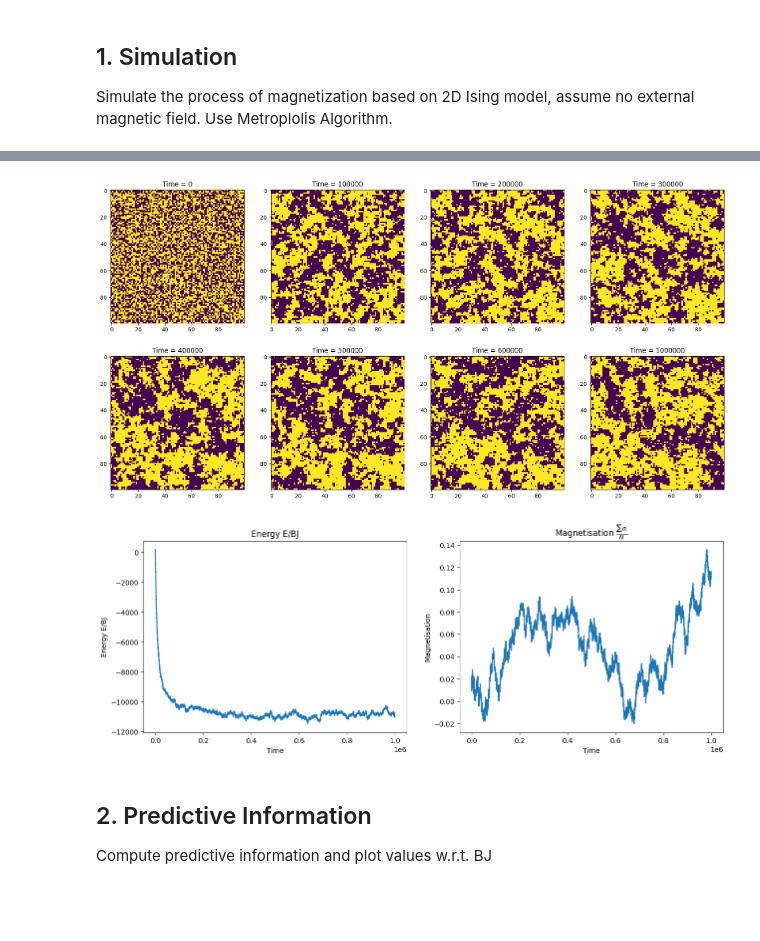
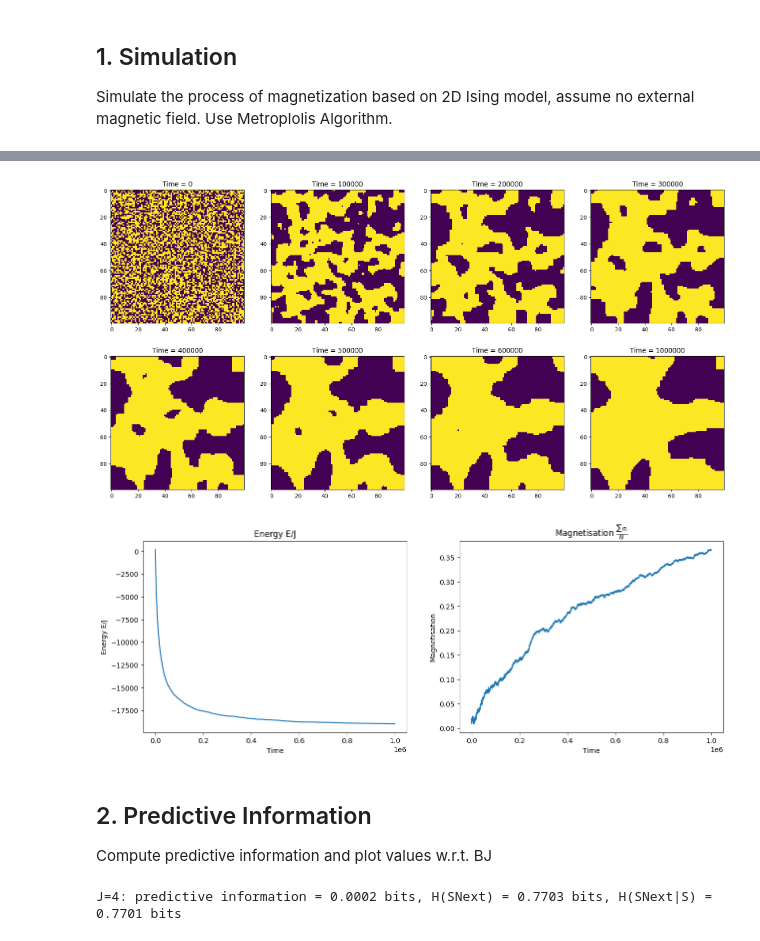
Before and after one commit to qianyangchen/IsingModel2D, a Jupyter notebook: Ising2D.ipynb, the cells around one changed output, grey strips where cells are left out. Cells and saved outputs as stored; diff of their text form; code cells hidden in the pictures; blank space fills up the shorter version.

Commit message:
Updated energy to mu and added PI
Correction: change -sum(sig_i*sig_j) to mu to distinguish from energy, which differs by a factor of J.
New: computation of PI

```diff
--- a/Ising2D.ipynb
+++ b/Ising2D.ipynb
@@ -55,5 +53,5 @@ plt.title(f'Initial configuration with N = {N}');
 # %%
-def get_energy(lattice):
+def get_mu(lattice):
     # applies the nearest neighbours summation, assumes J=1
     kern = generate_binary_structure(2, 1)
     kern[1][1] = False
@@ -160,25 +161,25 @@ def simulation(N, time, BJ, bias=0.5, seed=0):
 # %%
 N = 100
 time = 1000000
-BJ = 0.4
-senses, actions, sensesNext, energies, magnetisations = simulation(N, time, BJ, bias=0.5, seed=0)
+J = 4
+senses, actions, sensesNext, mus, magnetisations = simulation(N, time, J, bias=0.5, seed=0)
 # %% [output]
-[figure, old version]
+[figure, new version]
 # %%
 # plot energy and magnetisation
 fig, axes = plt.subplots(nrows=1, ncols=2, figsize=(15, 5))
 ax = axes[0]
-ax.plot(range(time), energies);
-ax.set_title('Energy E/BJ');
+ax.plot(range(time), mus);
+ax.set_title('Energy E/J');
 ax.set_xlabel('Time');
-ax.set_ylabel('Energy E/BJ');
+ax.set_ylabel('Energy E/J');
 ax = axes[1]
 ax.plot(range(time), magnetisations);
 ax.set_title(r'Magnetisation $\frac{\sum{\sigma_i}}{N}$');
 ax.set_xlabel('Time');
 ax.set_ylabel('Magnetisation');
 # %% [output]
-[figure, old version]
+[figure, new version]
 # %% [markdown]
 ## 2. Predictive Information
 Compute predictive information and plot values w.r.t. BJ
@@ -184,0 +239,11 @@ Compute predictive information and plot values w.r.t. BJ
+# %%
+offset = 4 # convert range [-4,4] to [0,8] for mi computation
+base = 2*offset+1
+S = senses[-100000:] + offset # take only the last 100k observations
+SNext = sensesNext[-100000:] + offset
+pi = mutual_information(S, SNext, base, base)
+etp = entropy(SNext, base)
+condEtp = conditional_entropy(SNext, S, base, base)
+print(f'J={J}: predictive information = {pi:.4f} bits, H(SNext) = {etp:.4f} bits, H(SNext|S) = {condEtp:.4f} bits')
+# %% [output]
+J=4: predictive information = 0.0002 bits, H(SNext) = 0.7703 bits, H(SNext|S) = 0.7701 bits
```
Also changed, not shown: parts of 12 cells of this notebook.
